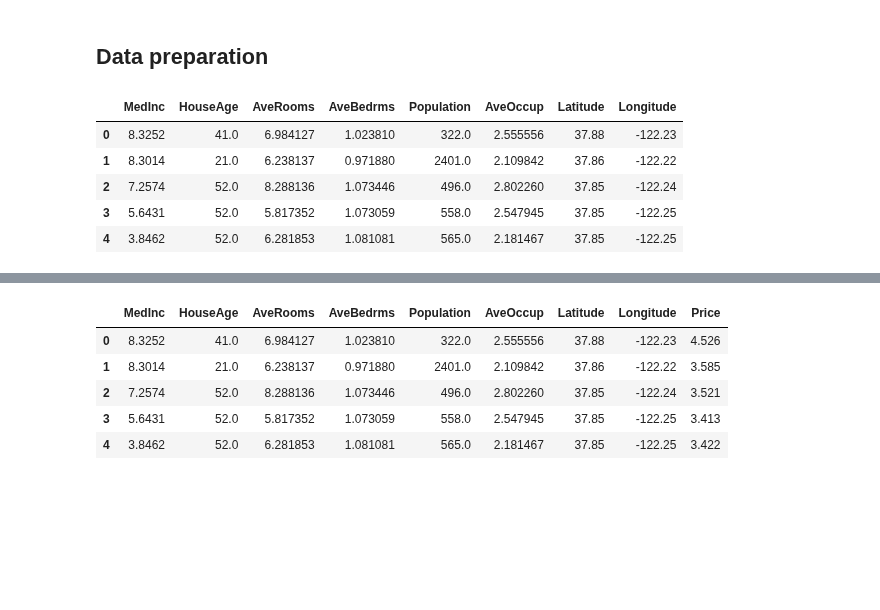
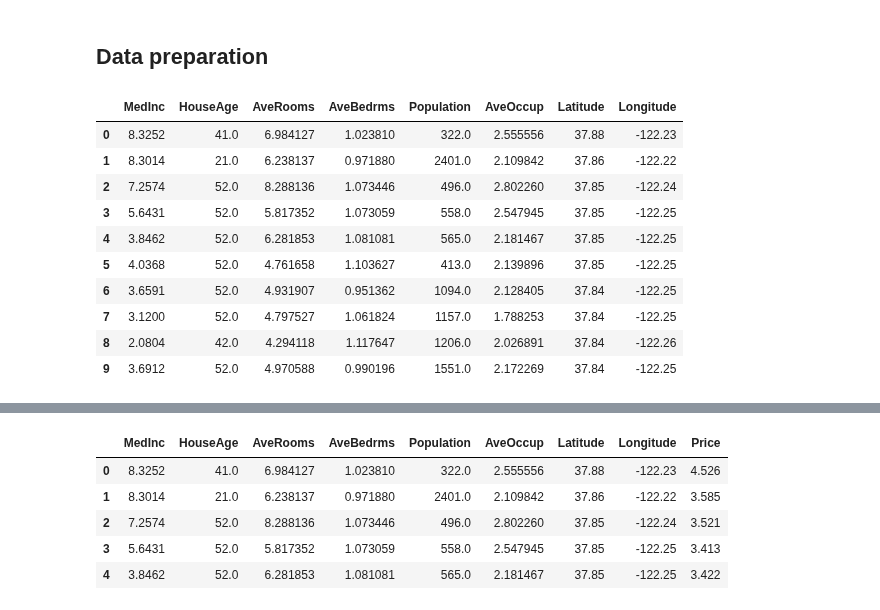
Before and after one commit to Karthi-es/HousePricePredictionModel, a Jupyter notebook: HousePrice_Prediction.ipynb, the cells around one changed output, grey strips where cells are left out. Cells and saved outputs as stored; diff of their text form; code cells hidden in the pictures; blank space fills up the shorter version.

```diff
--- a/HousePrice_Prediction.ipynb
+++ b/HousePrice_Prediction.ipynb
@@ -76,11 +80,16 @@ ca_data.target_names #prints the target column name
 ## Data preparation
 # %%
 dataset = pd.DataFrame(ca_data.data, columns=ca_data.feature_names)  #this assigns the column name to the data frame otherwise it will print 0 to n
-dataset.head() #this will print first 5 rows of the dataframe
+dataset.head(10) #this will print first 5 rows of the dataframe
 # %% [output]
 |  | MedInc | HouseAge | AveRooms | AveBedrms | Population | AveOccup | Latitude | Longitude |
 | 0 | 8.3252 | 41.0 | 6.984127 | 1.023810 | 322.0 | 2.555556 | 37.88 | -122.23 |
 | 1 | 8.3014 | 21.0 | 6.238137 | 0.971880 | 2401.0 | 2.109842 | 37.86 | -122.22 |
 | 2 | 7.2574 | 52.0 | 8.288136 | 1.073446 | 496.0 | 2.802260 | 37.85 | -122.24 |
 | 3 | 5.6431 | 52.0 | 5.817352 | 1.073059 | 558.0 | 2.547945 | 37.85 | -122.25 |
 | 4 | 3.8462 | 52.0 | 6.281853 | 1.081081 | 565.0 | 2.181467 | 37.85 | -122.25 |
+| 5 | 4.0368 | 52.0 | 4.761658 | 1.103627 | 413.0 | 2.139896 | 37.85 | -122.25 |
+| 6 | 3.6591 | 52.0 | 4.931907 | 0.951362 | 1094.0 | 2.128405 | 37.84 | -122.25 |
+| 7 | 3.1200 | 52.0 | 4.797527 | 1.061824 | 1157.0 | 1.788253 | 37.84 | -122.25 |
+| 8 | 2.0804 | 42.0 | 4.294118 | 1.117647 | 1206.0 | 2.026891 | 37.84 | -122.26 |
+| 9 | 3.6912 | 52.0 | 4.970588 | 0.990196 | 1551.0 | 2.172269 | 37.84 | -122.25 |
```
Also changed, not shown: parts of 23 cells of this notebook, 7 other files.
